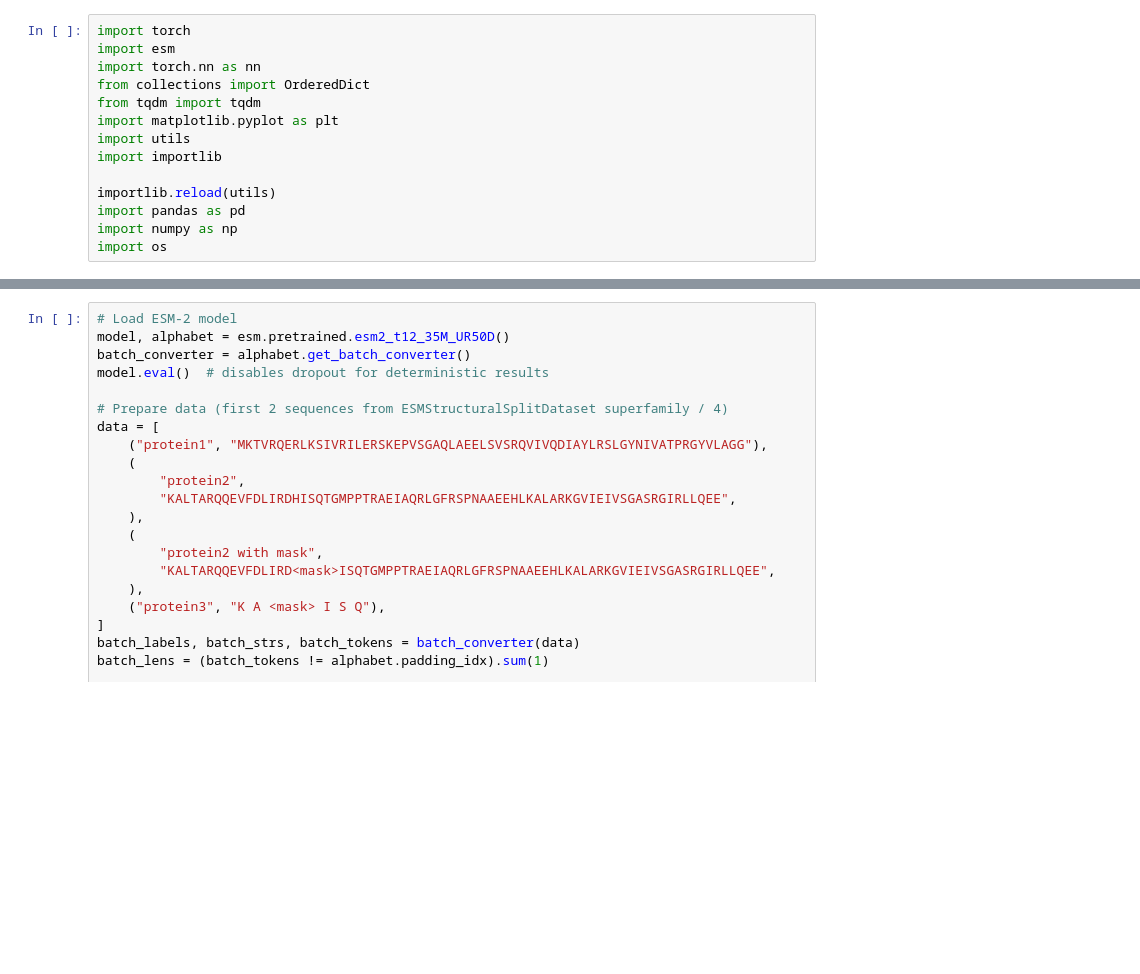
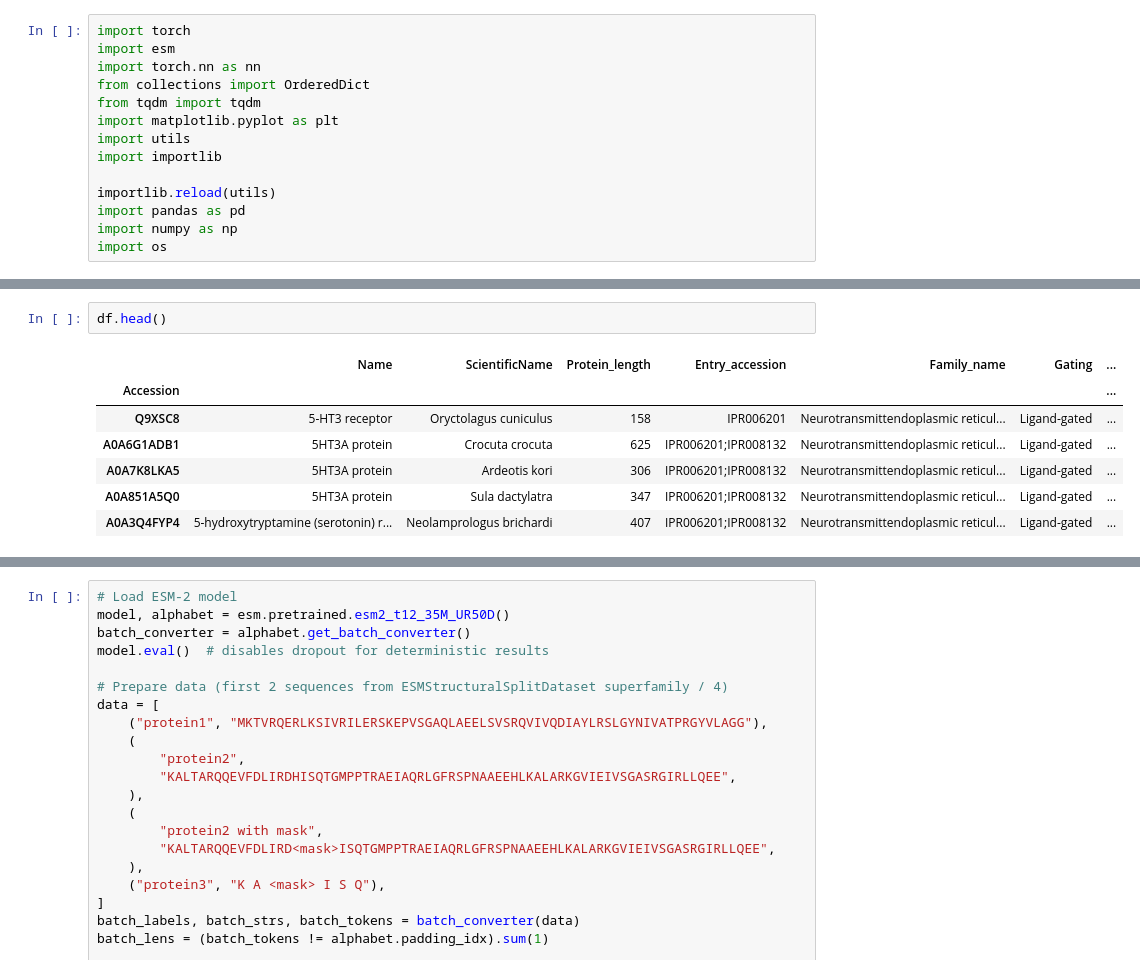
Before and after one commit to tyfei0216/ionChannel, a Jupyter notebook: test_esm.ipynb, the cells around one changed output, grey strips where cells are left out. Drawn from its saved outputs; the diff is of its cells as text; blank space fills up the shorter version.

```diff
--- a/test_esm.ipynb
+++ b/test_esm.ipynb
@@ -14,0 +93,10 @@ import os
+# %%
+df.head()
+# %% [output]
+|  | Name | ScientificName | Protein_length | Entry_accession | Family_name | Gating | ... |
+| Accession |  |  |  |  |  |  | ... |
+| Q9XSC8 | 5-HT3 receptor | Oryctolagus cuniculus | 158 | IPR006201 | Neurotransmittendoplasmic reticul... | Ligand-gated | ... |
+| A0A6G1ADB1 | 5HT3A protein | Crocuta crocuta | 625 | IPR006201;IPR008132 | Neurotransmittendoplasmic reticul... | Ligand-gated | ... |
+| A0A7K8LKA5 | 5HT3A protein | Ardeotis kori | 306 | IPR006201;IPR008132 | Neurotransmittendoplasmic reticul... | Ligand-gated | ... |
+| A0A851A5Q0 | 5HT3A protein | Sula dactylatra | 347 | IPR006201;IPR008132 | Neurotransmittendoplasmic reticul... | Ligand-gated | ... |
+| A0A3Q4FYP4 | 5-hydroxytryptamine (serotonin) r... | Neolamprologus brichardi | 407 | IPR006201;IPR008132 | Neurotransmittendoplasmic reticul... | Ligand-gated | ... |
```
Also changed, not shown: parts of 7 cells of this notebook, 7 other files.
